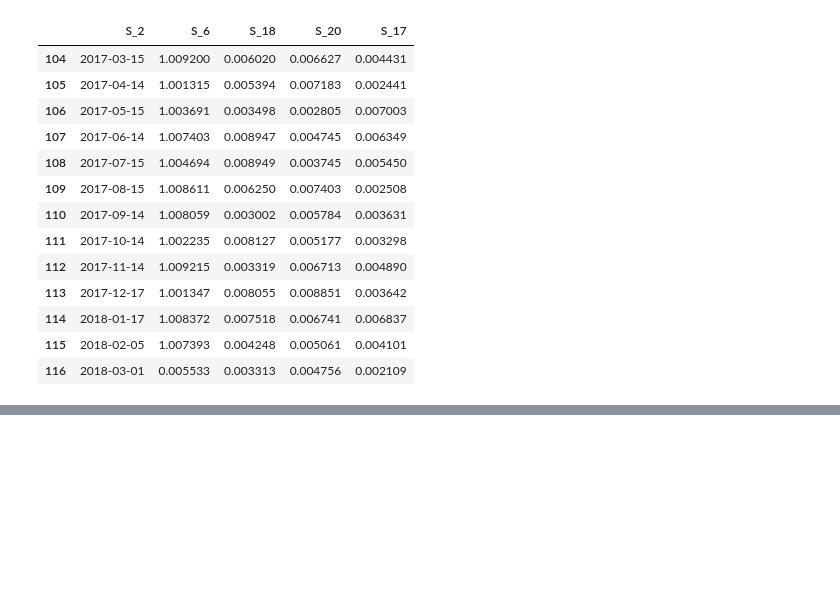
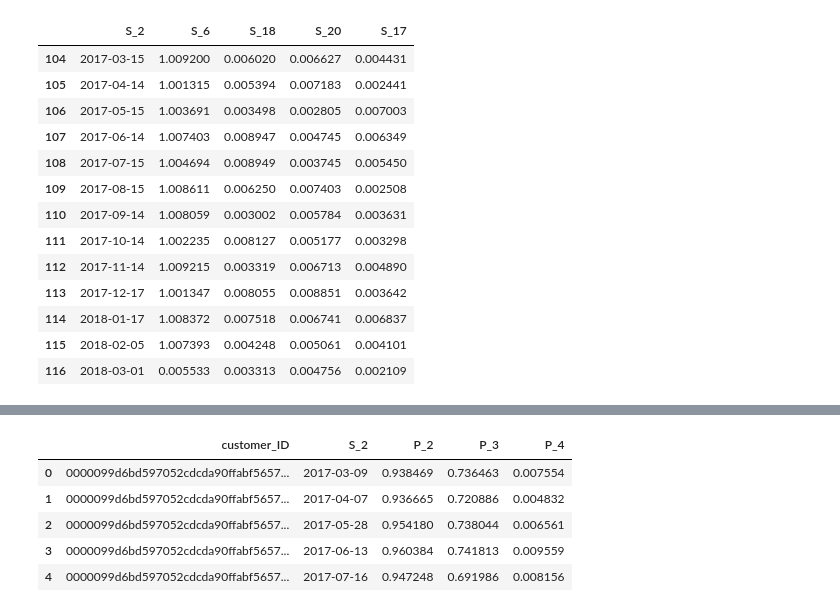
Before and after one commit to navitacion/amex-default-prediction, a Jupyter notebook: notebooks/EDA.ipynb, the cells around one changed output, grey strips where cells are left out. Drawn from its saved outputs; the diff is of its cells as text; code cells hidden in the pictures; blank space fills up the shorter version.

```diff
--- a/notebooks/EDA.ipynb
+++ b/notebooks/EDA.ipynb
@@ -389,0 +397,9 @@ label[label['target'] == 1]['customer_ID'].values[0]
+# %%
+df.head()
+# %% [output]
+|  | customer_ID | S_2 | P_2 | P_3 | P_4 |
+| 0 | 0000099d6bd597052cdcda90ffabf5657... | 2017-03-09 | 0.938469 | 0.736463 | 0.007554 |
+| 1 | 0000099d6bd597052cdcda90ffabf5657... | 2017-04-07 | 0.936665 | 0.720886 | 0.004832 |
+| 2 | 0000099d6bd597052cdcda90ffabf5657... | 2017-05-28 | 0.954180 | 0.738044 | 0.006561 |
+| 3 | 0000099d6bd597052cdcda90ffabf5657... | 2017-06-13 | 0.960384 | 0.741813 | 0.009559 |
+| 4 | 0000099d6bd597052cdcda90ffabf5657... | 2017-07-16 | 0.947248 | 0.691986 | 0.008156 |
```
Also changed, not shown: parts of 17 cells of this notebook, 6 other files.
